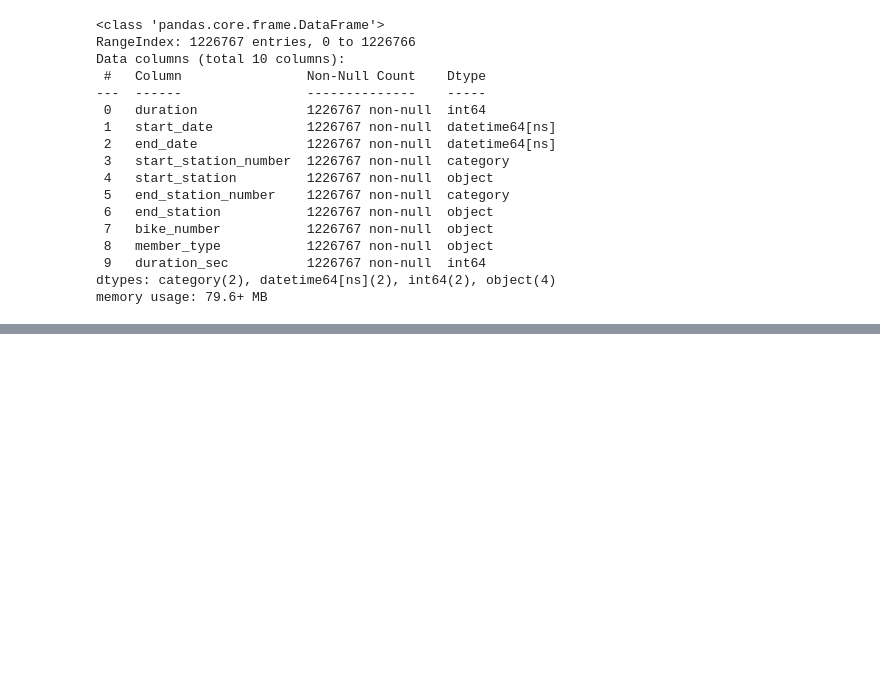
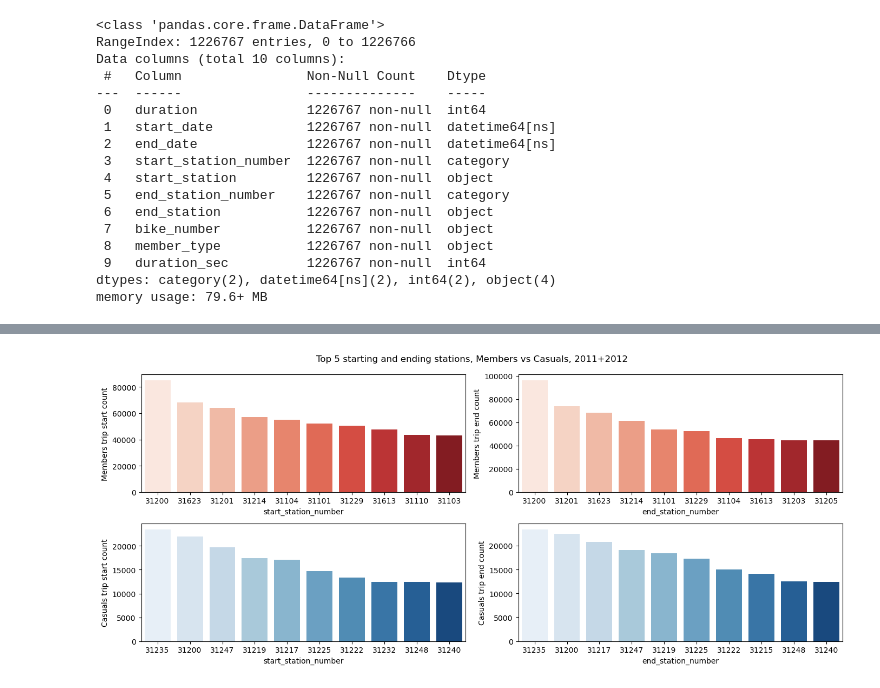
Before and after one commit to cdb8675309/Project3_Sprint-2, a Jupyter notebook: P3_S2.ipynb, the cells around one changed output, grey strips where cells are left out. Cells and saved outputs as stored; diff of their text form; code cells hidden in the pictures; blank space fills up the shorter version.

```diff
--- a/P3_S2.ipynb
+++ b/P3_S2.ipynb
@@ -439,0 +513,18 @@ memory usage: 79.6+ MB
+# %%
+#top 5 stations for members vs casuals, starts and ends
+import matplotlib.pyplot as plt
+import seaborn as sns
+fig, ax = plt.subplots(2,2, figsize=(14,6))
+casual_df=combi_td1112[combi_td1112['member_type'] == 'Casual']
+member_df=combi_td1112[combi_td1112['member_type'] == 'Member']
+
+sns.countplot(data=combi_td1112[combi_td1112['member_type'] == 'Member'],  x='start_station_number', order=pd.value_counts(member_df['start_station_number']).iloc[:10].index, ax=ax[0,0], palette='Reds').set(ylabel='Members trip start count')
+sns.countplot(data=combi_td1112[combi_td1112['member_type'] == 'Member'],  x='end_station_number', order=pd.value_counts(member_df['end_station_number']).iloc[:10].index, ax=ax[0,1], palette='Reds').set(ylabel='Members trip end count')
+
+sns.countplot(data=combi_td1112[combi_td1112['member_type'] == 'Casual'], x='start_station_number', order=pd.value_counts(casual_df['start_station_number']).iloc[:10].index, ax=ax[1,0], palette='Blues').set(ylabel='Casuals trip start count')
+sns.countplot(data=combi_td1112[combi_td1112['member_type'] == 'Casual'], x='end_station_number', order=pd.value_counts(casual_df['end_station_number']).iloc[:10].index, ax=ax[1,1], palette='Blues').set(ylabel='Casuals trip end count')
+fig.suptitle("Top 5 starting and ending stations, Members vs Casuals, 2011+2012")
+plt.tight_layout()
+plt.show()
+# %% [output]
+[figure, added]
```
Also changed, not shown: parts of 7 cells of this notebook.
